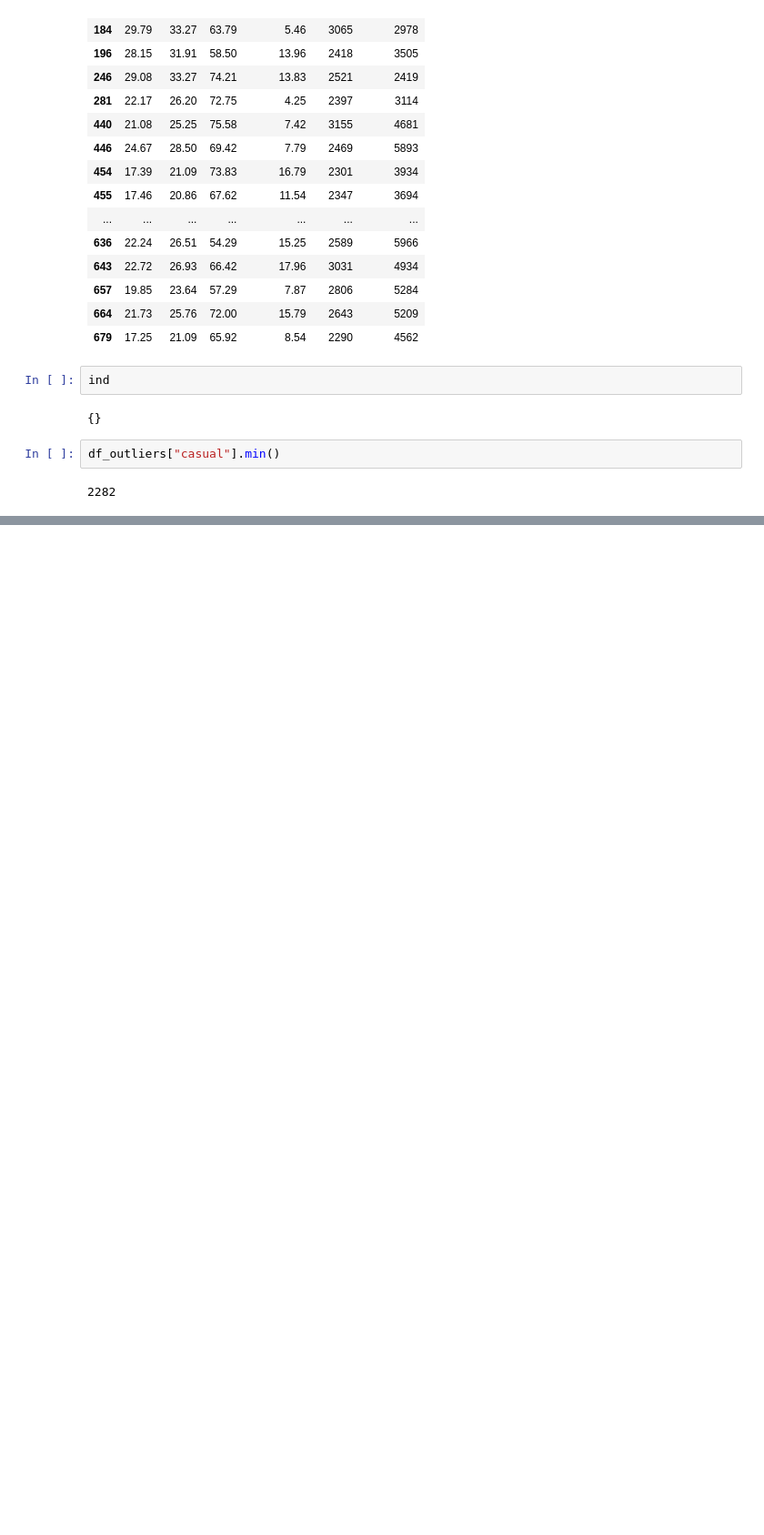
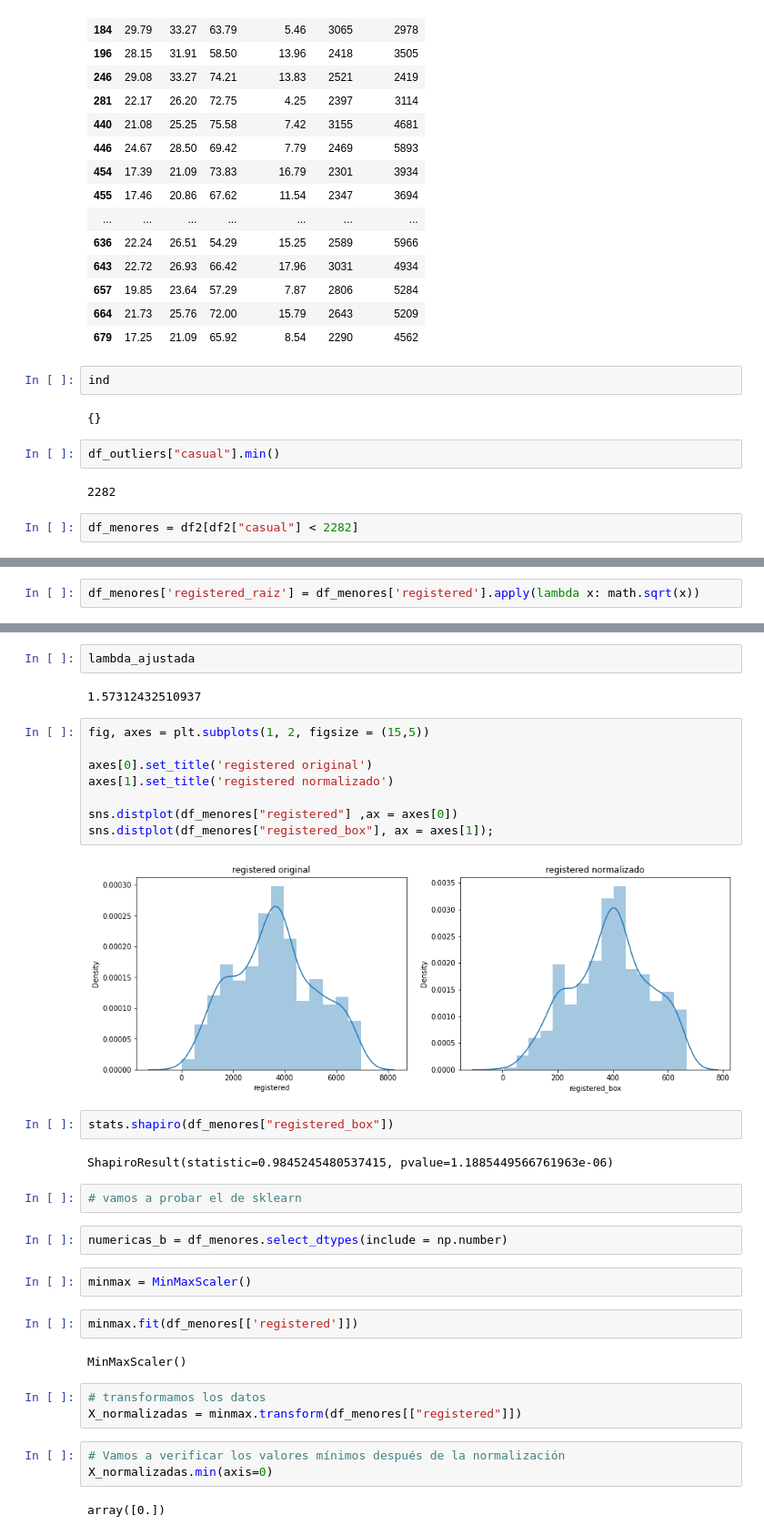
Before and after one commit to Adalab/Adalab-project-da-promo-B-module-3-team-2, a Jupyter notebook: eda.ipynb, the cells around one changed output, grey strips where cells are left out. Shown at 91% size. Saved outputs shown, nothing was run; the diff lists cells and outputs as text; blank space fills up the shorter version.

```diff
--- a/eda.ipynb
+++ b/eda.ipynb
@@ -448,3 +451,5 @@ ind
 df_outliers["casual"].min()
 # %% [output]
 2282
+# %%
+df_menores = df2[df2["casual"] < 2282]
@@ -454,0 +478,2 @@ df_outliers["casual"].min()
+# %%
+df_menores['registered_raiz'] = df_menores['registered'].apply(lambda x: math.sqrt(x))
@@ -454,0 +497,36 @@ df_outliers["casual"].min()
+# %%
+lambda_ajustada
+# %% [output]
+1.57312432510937
+# %%
+fig, axes = plt.subplots(1, 2, figsize = (15,5))
+
+axes[0].set_title('registered original')
+axes[1].set_title('registered normalizado')
+
+sns.distplot(df_menores["registered"] ,ax = axes[0])
+sns.distplot(df_menores["registered_box"], ax = axes[1]);
+# %% [output]
+[figure, added]
+# %%
+stats.shapiro(df_menores["registered_box"])
+# %% [output]
+ShapiroResult(statistic=0.9845245480537415, pvalue=1.1885449566761963e-06)
+# %%
+# vamos a probar el de sklearn
+# %%
+numericas_b = df_menores.select_dtypes(include = np.number)
+# %%
+minmax = MinMaxScaler()
+# %%
+minmax.fit(df_menores[['registered']])
+# %% [output]
+MinMaxScaler()
+# %%
+# transformamos los datos
+X_normalizadas = minmax.transform(df_menores[["registered"]])
+# %%
+# Vamos a verificar los valores mínimos después de la normalización
+X_normalizadas.min(axis=0)
+# %% [output]
+array([0.])
```
Also changed, not shown: parts of 43 cells of this notebook.
